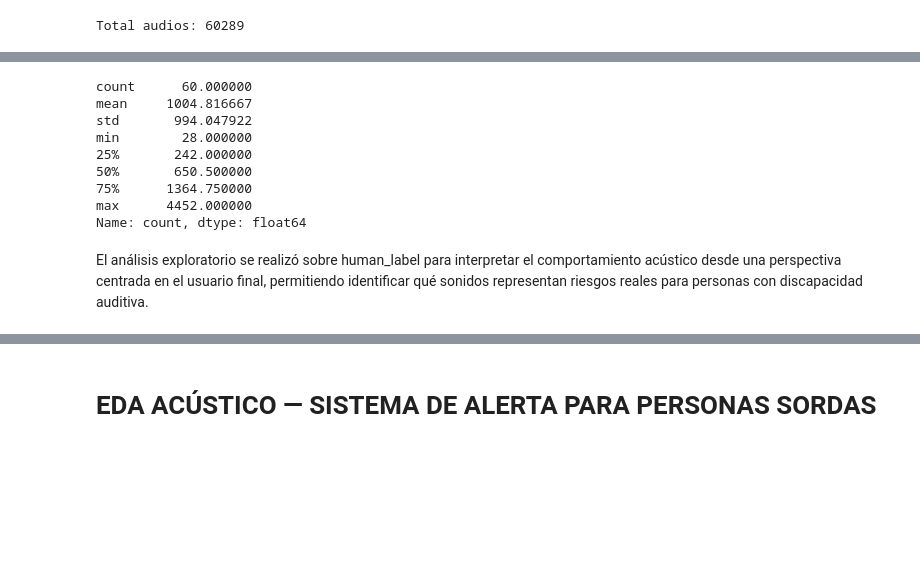
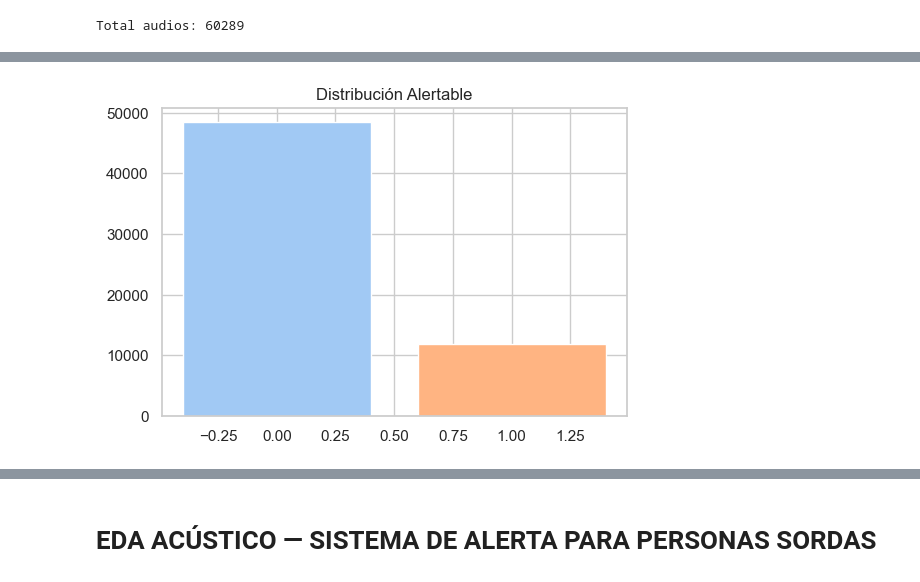
Before and after one commit to andrupax94/proyecto4geeks, a Jupyter notebook: notebooks/01_eda.ipynb, the cells around one changed output, grey strips where cells are left out. Saved outputs shown, nothing was run; the diff lists cells and outputs as text; code cells hidden in the pictures; blank space fills up the shorter version.

```diff
--- a/notebooks/01_eda.ipynb
+++ b/notebooks/01_eda.ipynb
@@ -10,7 +10,8 @@ import librosa
 import librosa.display
 # %%
 sns.set_theme(style="whitegrid")
-sns.set_palette("pastel")
+def pastel_colors(n):
+    return sns.color_palette("pastel", n)
 
 plt.rcParams["figure.figsize"] = (12,6)
 # %%
@@ -126,8 +23,2 @@ plt.show()
 # %%
 eda = data.copy()
-# %%
-eda["emergency"] = (
-    eda["emergency"]
-    .fillna(False)
-    .astype(int)
-)
@@ -369,14 +93,15 @@ plt.show()
-# %%
-eda["human_label"].value_counts().describe()
-# %% [output]
-count      60.000000
-mean     1004.816667
-std       994.047922
-min        28.000000
-25%       242.000000
-50%       650.500000
-75%      1364.750000
-max      4452.000000
-Name: count, dtype: float64
-# %% [markdown]
-El análisis exploratorio se realizó sobre human_label para interpretar el comportamiento acústico desde una perspectiva centrada en el usuario final, permitiendo identificar qué sonidos representan riesgos reales para personas con discapacidad auditiva.
+# %%
+counts = eda["alertable"].value_counts()
+
+plt.figure(figsize=(6,4))
+
+plt.bar(
+    counts.index,
+    counts.values,
+    color=pastel_colors(len(counts))
+)
+
+plt.title("Distribución Alertable")
+plt.show()
+# %% [output]
+[figure, added]
```
Also changed, not shown: parts of 59 cells of this notebook.
